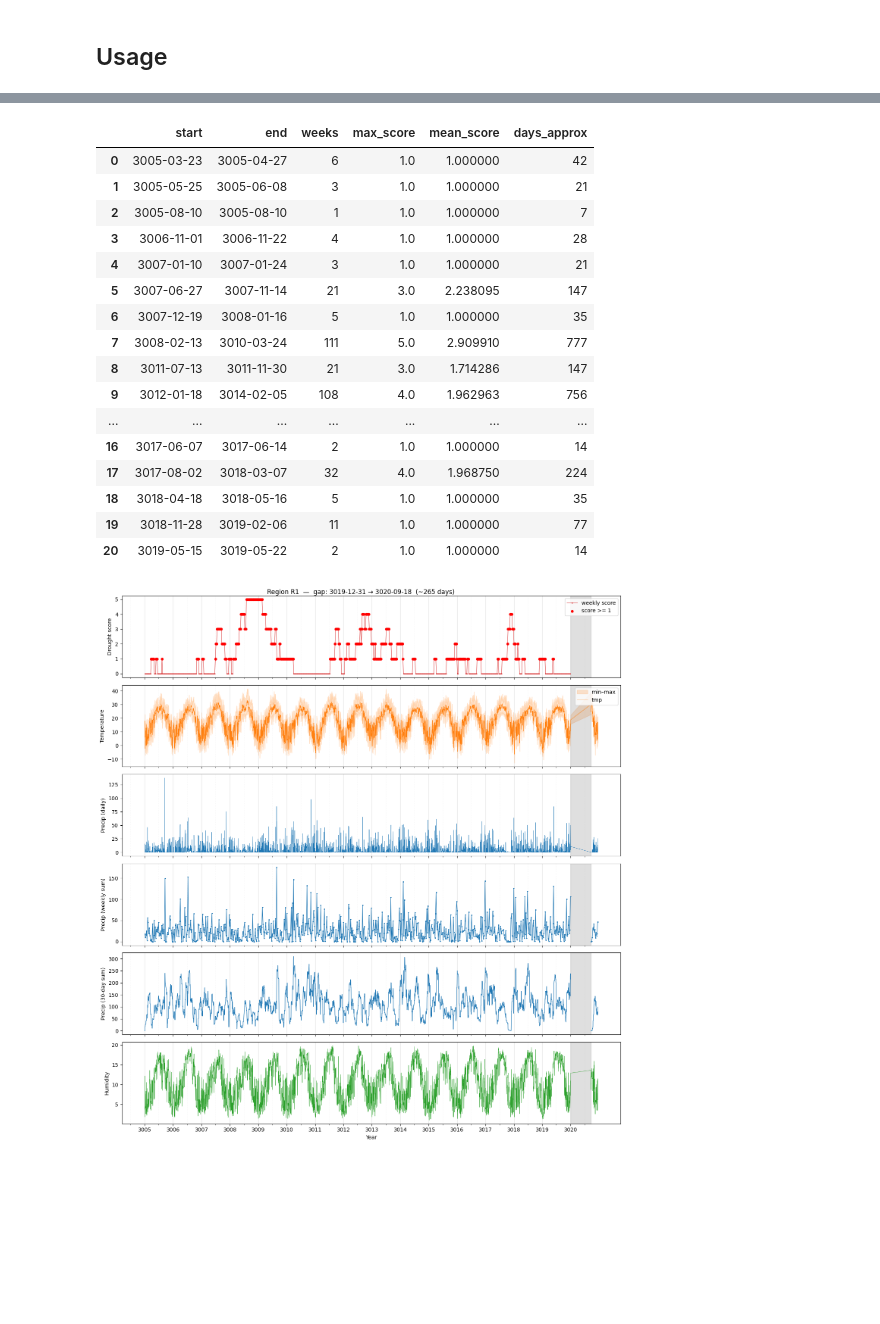
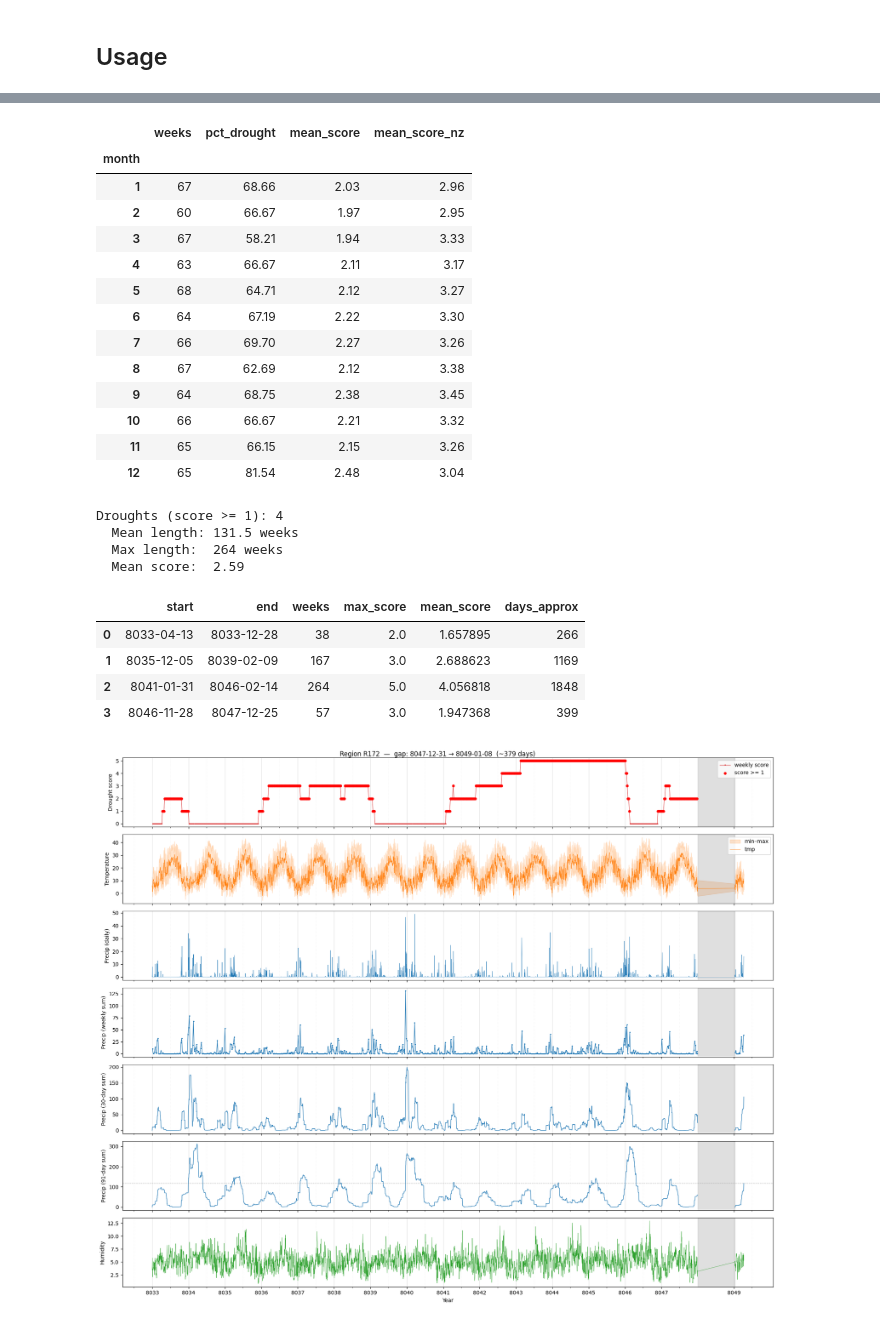
Before and after one commit to filip-muller/nycu-data-mining-final-competition, a Jupyter notebook: region_exploration.ipynb, the cells around one changed output, grey strips where cells are left out. Saved outputs shown, nothing was run; the diff lists cells and outputs as text; code cells hidden in the pictures; blank space fills up the shorter version.

Commit message:
Improve region exploration script

```diff
--- a/region_exploration.ipynb
+++ b/region_exploration.ipynb
@@ -189,31 +239,5 @@ def table_view(region_id, columns=None, max_rows=200):
-# %%
-def explore_region(region_id, drought_threshold=1):
-    df = get_region(region_id)
-    tr = df[df.split == 'train']
-    te = df[df.split == 'test']
-    gap = int(te['day_idx'].iloc[0] - tr['day_idx'].iloc[-1] - 1)
-
-    print(f'Region {region_id}')
-    print(f'  Train: {tr["date"].iloc[0]} → {tr["date"].iloc[-1]}  ({len(tr)} rows)')
-    print(f'  Gap:   ~{gap} days  ({tr["date"].iloc[-1]} → {te["date"].iloc[0]})')
-    print(f'  Test:  {te["date"].iloc[0]} → {te["date"].iloc[-1]}  ({len(te)} rows)')
-    print(f'  Score reported on {df["score"].notna().sum()} / {len(df)} rows (weekly)')
-
-    tr_weeks = tr[tr['score'].notna()]
-    pct_above_0 = (tr_weeks['score'] > 0).mean() * 100 if len(tr_weeks) else 0.0
-    print(f'  Train weeks with score > 0: {(tr_weeks["score"] > 0).sum()} / {len(tr_weeks)}  ({pct_above_0:.1f}%)')
-
-    droughts = drought_periods(df, drought_threshold)
-    print(f'\nDroughts (score >= {drought_threshold}): {len(droughts)}')
-    if len(droughts):
-        print(f'  Mean length: {droughts["weeks"].mean():.1f} weeks')
-        print(f'  Max length:  {droughts["weeks"].max()} weeks')
-        print(f'  Mean score:  {droughts["mean_score"].mean():.2f}')
-        display(droughts)
-
-    plot_region(region_id, drought_threshold)
 # %% [markdown]
 ## Usage
 # %%
-explore_region('R1')
+explore_region('R172')
 # %% [output]
@@ -231,20 +254,26 @@ Droughts (score >= 1): 21
-|  | start | end | weeks | max_score | mean_score | days_approx |
-| 0 | 3005-03-23 | 3005-04-27 | 6 | 1.0 | 1.000000 | 42 |
-| 1 | 3005-05-25 | 3005-06-08 | 3 | 1.0 | 1.000000 | 21 |
-| 2 | 3005-08-10 | 3005-08-10 | 1 | 1.0 | 1.000000 | 7 |
-| 3 | 3006-11-01 | 3006-11-22 | 4 | 1.0 | 1.000000 | 28 |
-| 4 | 3007-01-10 | 3007-01-24 | 3 | 1.0 | 1.000000 | 21 |
-| 5 | 3007-06-27 | 3007-11-14 | 21 | 3.0 | 2.238095 | 147 |
-| 6 | 3007-12-19 | 3008-01-16 | 5 | 1.0 | 1.000000 | 35 |
-| 7 | 3008-02-13 | 3010-03-24 | 111 | 5.0 | 2.909910 | 777 |
-| 8 | 3011-07-13 | 3011-11-30 | 21 | 3.0 | 1.714286 | 147 |
-| 9 | 3012-01-18 | 3014-02-05 | 108 | 4.0 | 1.962963 | 756 |
-| ... | ... | ... | ... | ... | ... | ... |
-| 16 | 3017-06-07 | 3017-06-14 | 2 | 1.0 | 1.000000 | 14 |
-| 17 | 3017-08-02 | 3018-03-07 | 32 | 4.0 | 1.968750 | 224 |
-| 18 | 3018-04-18 | 3018-05-16 | 5 | 1.0 | 1.000000 | 35 |
-| 19 | 3018-11-28 | 3019-02-06 | 11 | 1.0 | 1.000000 | 77 |
-| 20 | 3019-05-15 | 3019-05-22 | 2 | 1.0 | 1.000000 | 14 |
+|  | weeks | pct_drought | mean_score | mean_score_nz |
+| month |  |  |  |  |
+| 1 | 67 | 68.66 | 2.03 | 2.96 |
+| 2 | 60 | 66.67 | 1.97 | 2.95 |
+| 3 | 67 | 58.21 | 1.94 | 3.33 |
+| 4 | 63 | 66.67 | 2.11 | 3.17 |
+| 5 | 68 | 64.71 | 2.12 | 3.27 |
+| 6 | 64 | 67.19 | 2.22 | 3.30 |
+| 7 | 66 | 69.70 | 2.27 | 3.26 |
+| 8 | 67 | 62.69 | 2.12 | 3.38 |
+| 9 | 64 | 68.75 | 2.38 | 3.45 |
+| 10 | 66 | 66.67 | 2.21 | 3.32 |
+| 11 | 65 | 66.15 | 2.15 | 3.26 |
+| 12 | 65 | 81.54 | 2.48 | 3.04 |
+Droughts (score >= 1): 4
+  Mean length: 131.5 weeks
+  Max length:  264 weeks
+  Mean score:  2.59
+|  | start | end | weeks | max_score | mean_score | days_approx |
+| 0 | 8033-04-13 | 8033-12-28 | 38 | 2.0 | 1.657895 | 266 |
+| 1 | 8035-12-05 | 8039-02-09 | 167 | 3.0 | 2.688623 | 1169 |
+| 2 | 8041-01-31 | 8046-02-14 | 264 | 5.0 | 4.056818 | 1848 |
+| 3 | 8046-11-28 | 8047-12-25 | 57 | 3.0 | 1.947368 | 399 |
-[figure, old version]
+[figure, new version]
 # %%
 table_view('R1')
```
Also changed, not shown: parts of 10 cells of this notebook.
